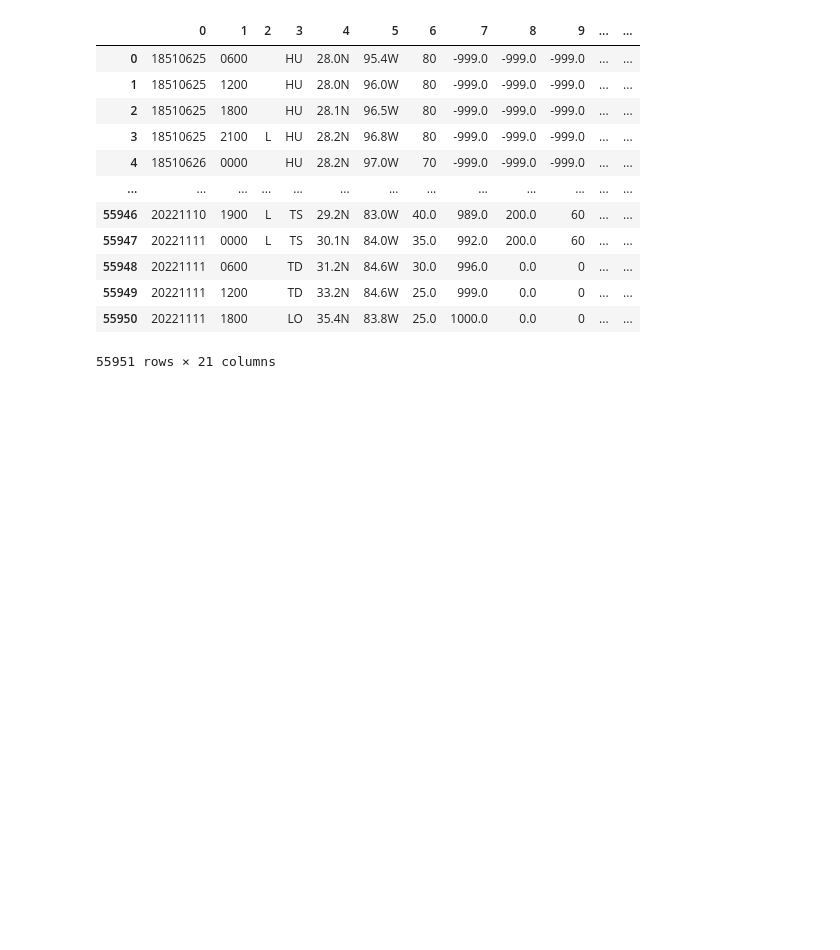
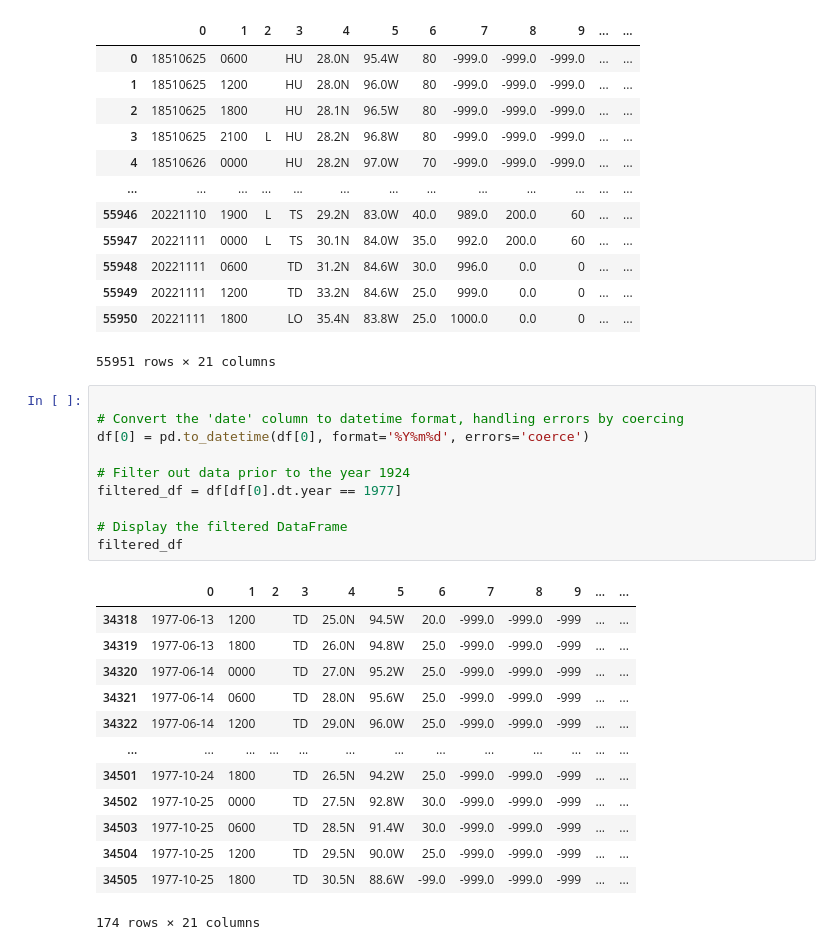
Before and after one commit to gfsiciliani/project-3-ocean, a Jupyter notebook: storm/hurricane.ipynb, the cells around one changed output. Drawn from its saved outputs; the diff is of its cells as text; blank space fills up the shorter version.

```diff
--- a/storm/hurricane.ipynb
+++ b/storm/hurricane.ipynb
@@ -56,5 +56,29 @@ df
 | 55949 | 20221111 | 1200 |  | TD | 33.2N | 84.6W | 25.0 | 999.0 | 0.0 | 0 | ... | ... |
 | 55950 | 20221111 | 1800 |  | LO | 35.4N | 83.8W | 25.0 | 1000.0 | 0.0 | 0 | ... | ... |
 55951 rows × 21 columns
+# %%
+
+# Convert the 'date' column to datetime format, handling errors by coercing
+df[0] = pd.to_datetime(df[0], format='%Y%m%d', errors='coerce')
+
+# Filter out data prior to the year 1924
+filtered_df = df[df[0].dt.year == 1977]
+
+# Display the filtered DataFrame
+filtered_df
+# %% [output]
+|  | 0 | 1 | 2 | 3 | 4 | 5 | 6 | 7 | 8 | 9 | ... | ... |
+| 34318 | 1977-06-13 | 1200 |  | TD | 25.0N | 94.5W | 20.0 | -999.0 | -999.0 | -999 | ... | ... |
+| 34319 | 1977-06-13 | 1800 |  | TD | 26.0N | 94.8W | 25.0 | -999.0 | -999.0 | -999 | ... | ... |
+| 34320 | 1977-06-14 | 0000 |  | TD | 27.0N | 95.2W | 25.0 | -999.0 | -999.0 | -999 | ... | ... |
+| 34321 | 1977-06-14 | 0600 |  | TD | 28.0N | 95.6W | 25.0 | -999.0 | -999.0 | -999 | ... | ... |
+| 34322 | 1977-06-14 | 1200 |  | TD | 29.0N | 96.0W | 25.0 | -999.0 | -999.0 | -999 | ... | ... |
+| ... | ... | ... | ... | ... | ... | ... | ... | ... | ... | ... | ... | ... |
+| 34501 | 1977-10-24 | 1800 |  | TD | 26.5N | 94.2W | 25.0 | -999.0 | -999.0 | -999 | ... | ... |
+| 34502 | 1977-10-25 | 0000 |  | TD | 27.5N | 92.8W | 30.0 | -999.0 | -999.0 | -999 | ... | ... |
+| 34503 | 1977-10-25 | 0600 |  | TD | 28.5N | 91.4W | 30.0 | -999.0 | -999.0 | -999 | ... | ... |
+| 34504 | 1977-10-25 | 1200 |  | TD | 29.5N | 90.0W | 25.0 | -999.0 | -999.0 | -999 | ... | ... |
+| 34505 | 1977-10-25 | 1800 |  | TD | 30.5N | 88.6W | -99.0 | -999.0 | -999.0 | -999 | ... | ... |
+174 rows × 21 columns
 # %%
 # Create a new DataFrame by dropping columns 6 to 20
```
Also changed, not shown: parts of 1 cell of this notebook, 10 other files.
